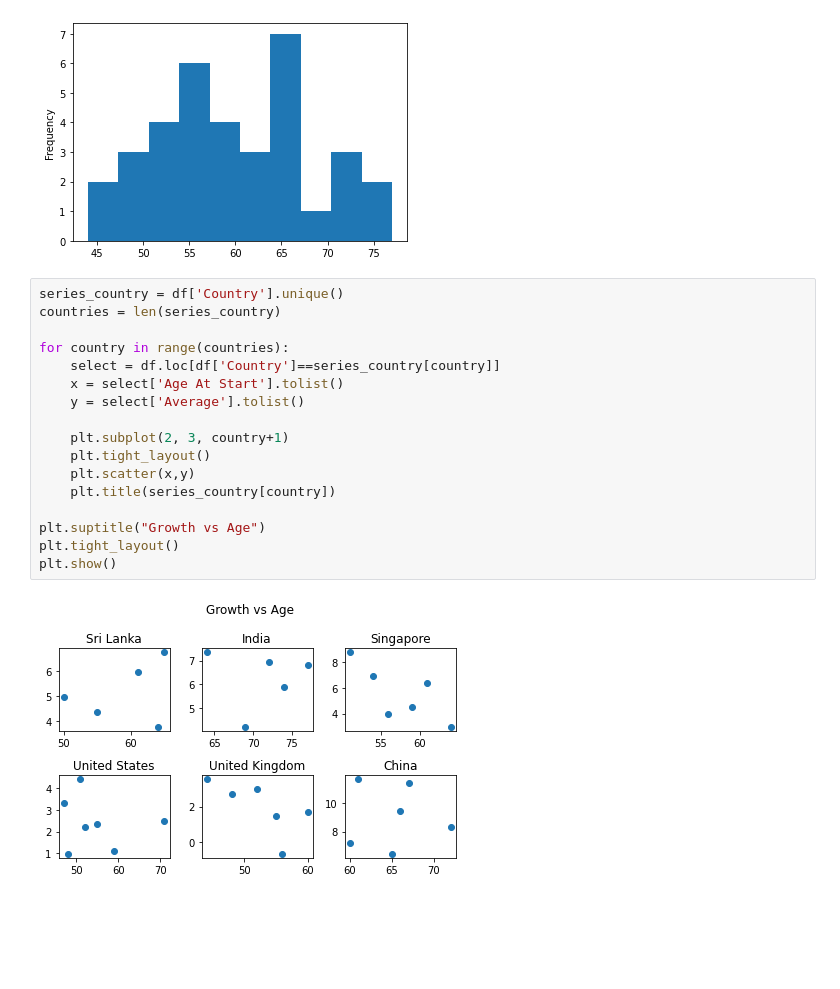
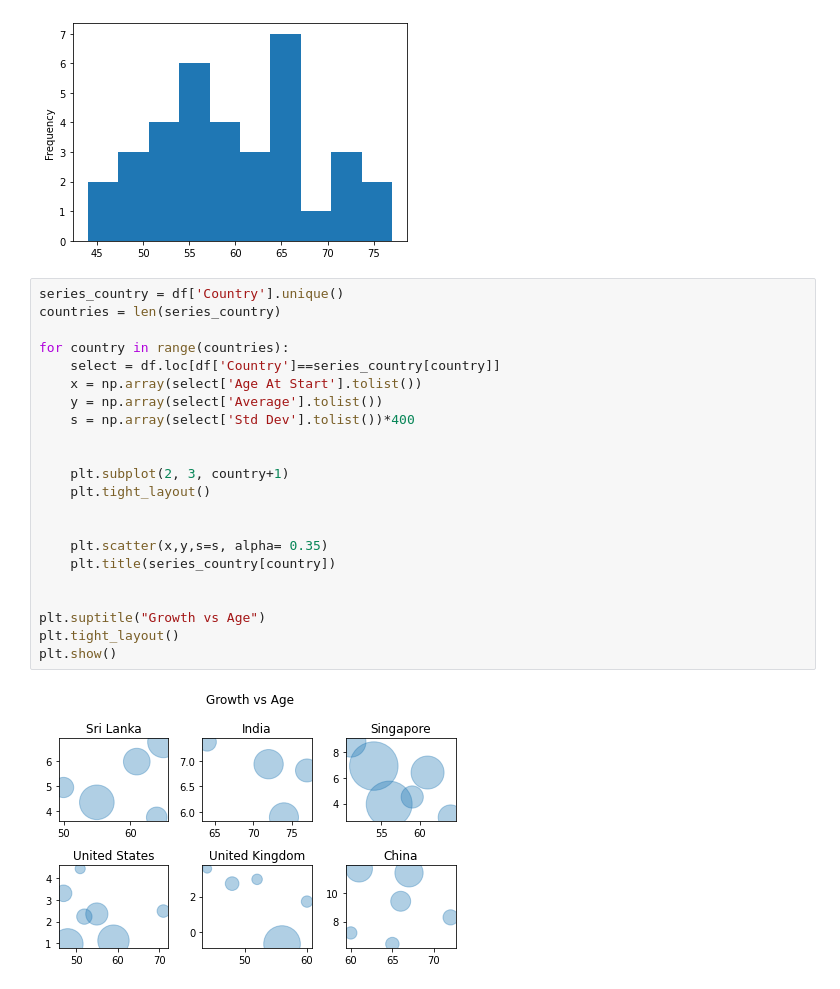
Before and after one commit to sahangit/Rate-presidents-Project, a Jupyter notebook: President data Visualization.ipynb, the cells around one changed output. Drawn from its saved outputs; the diff is of its cells as text; blank space fills up the shorter version.

```diff
--- a/President data Visualization.ipynb
+++ b/President data Visualization.ipynb
@@ -96,22 +96,27 @@ plt.show()
 # %%
 series_country = df['Country'].unique()
 countries = len(series_country)
 
 for country in range(countries):
     select = df.loc[df['Country']==series_country[country]]
-    x = select['Age At Start'].tolist()
-    y = select['Average'].tolist()
+    x = np.array(select['Age At Start'].tolist())
+    y = np.array(select['Average'].tolist())
+    s = np.array(select['Std Dev'].tolist())*400
+
 
     plt.subplot(2, 3, country+1)
     plt.tight_layout()
-    plt.scatter(x,y)
+
+
+    plt.scatter(x,y,s=s, alpha= 0.35)
     plt.title(series_country[country])
+
 
 plt.suptitle("Growth vs Age")
 plt.tight_layout()
 plt.show()
 # %% [output]
-[figure, old version]
+[figure, new version]
 # %%
 # For all data
 
```
Also changed, not shown: parts of 2 cells of this notebook.
